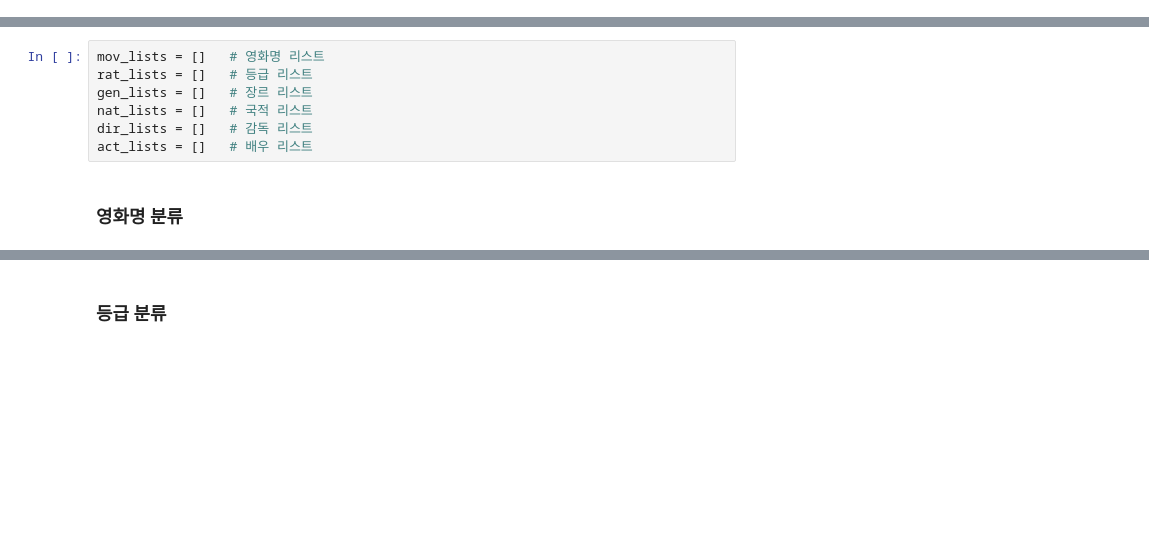
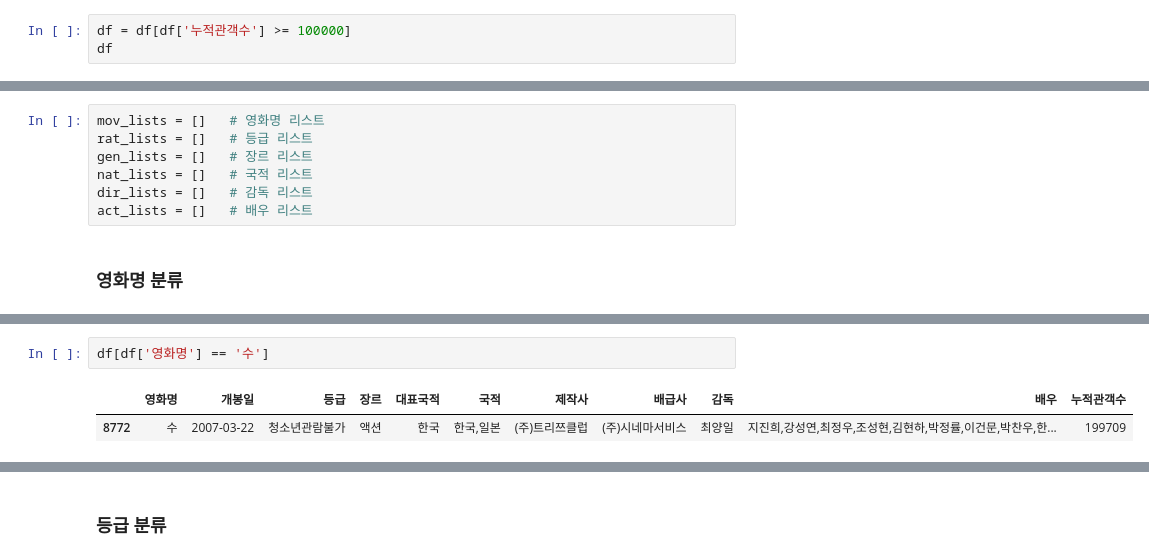
Before and after one commit to wonyounging/2_Project, a Jupyter notebook: Work_data/ner_data/ner_tag_make.ipynb, the cells around one changed output, grey strips where cells are left out. Drawn from its saved outputs; the diff is of its cells as text; blank space fills up the shorter version.

```diff
--- a/Work_data/ner_data/ner_tag_make.ipynb
+++ b/Work_data/ner_data/ner_tag_make.ipynb
@@ -139,0 +142,3 @@ df
+# %%
+df = df[df['누적관객수'] >= 100000]
+df
@@ -148,0 +190,5 @@ act_lists = []   # 배우 리스트
+# %%
+df[df['영화명'] == '수']
+# %% [output]
+|  | 영화명 | 개봉일 | 등급 | 장르 | 대표국적 | 국적 | 제작사 | 배급사 | 감독 | 배우 | 누적관객수 |
+| 8772 | 수 | 2007-03-22 | 청소년관람불가 | 액션 | 한국 | 한국,일본 | (주)트리쯔클럽 | (주)시네마서비스 | 최양일 | 지진희,강성연,최정우,조성현,김현하,박정률,이건문,박찬우,한... | 199709 |
```
Also changed, not shown: parts of 28 cells of this notebook, 3 other files.
